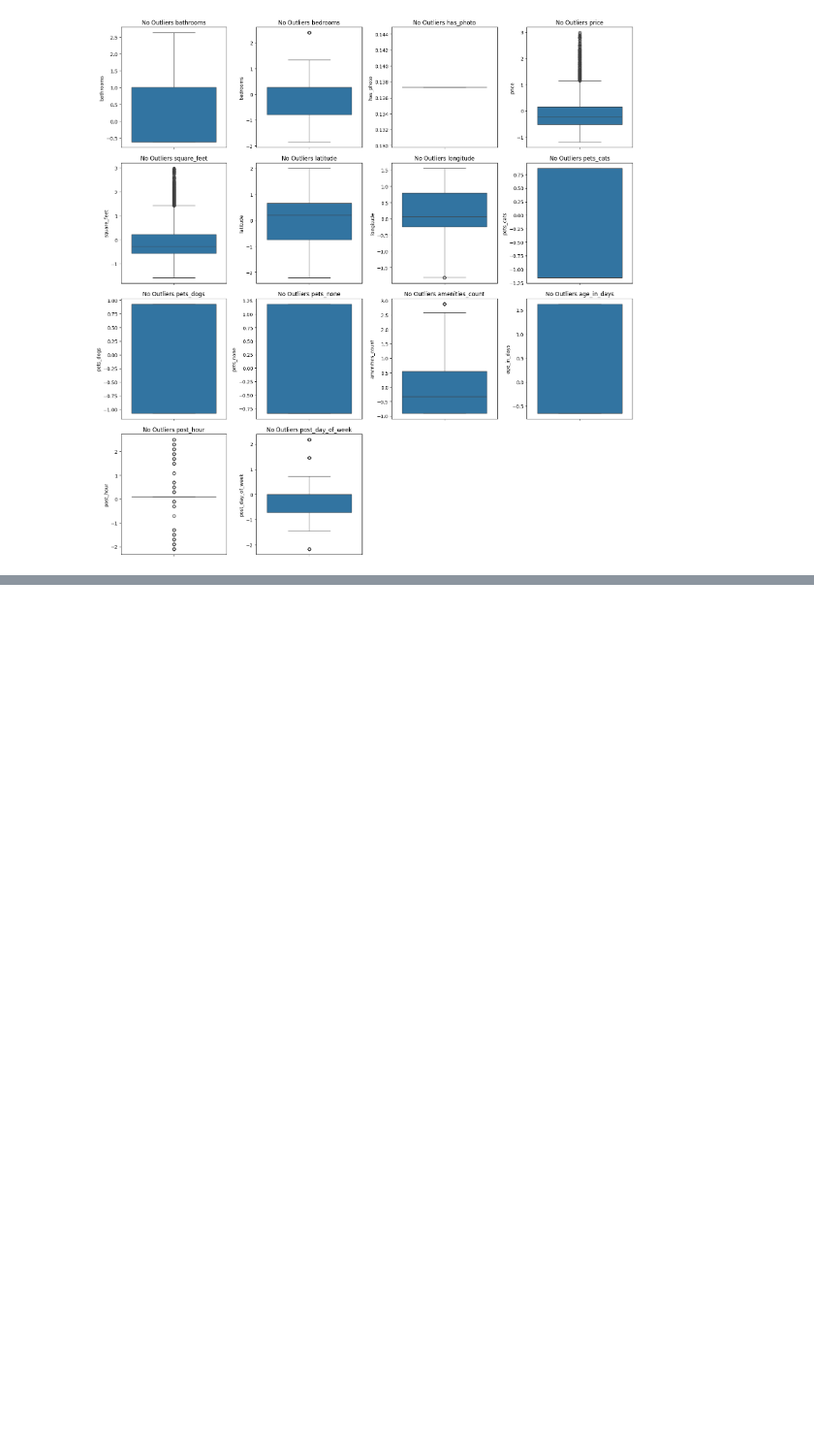
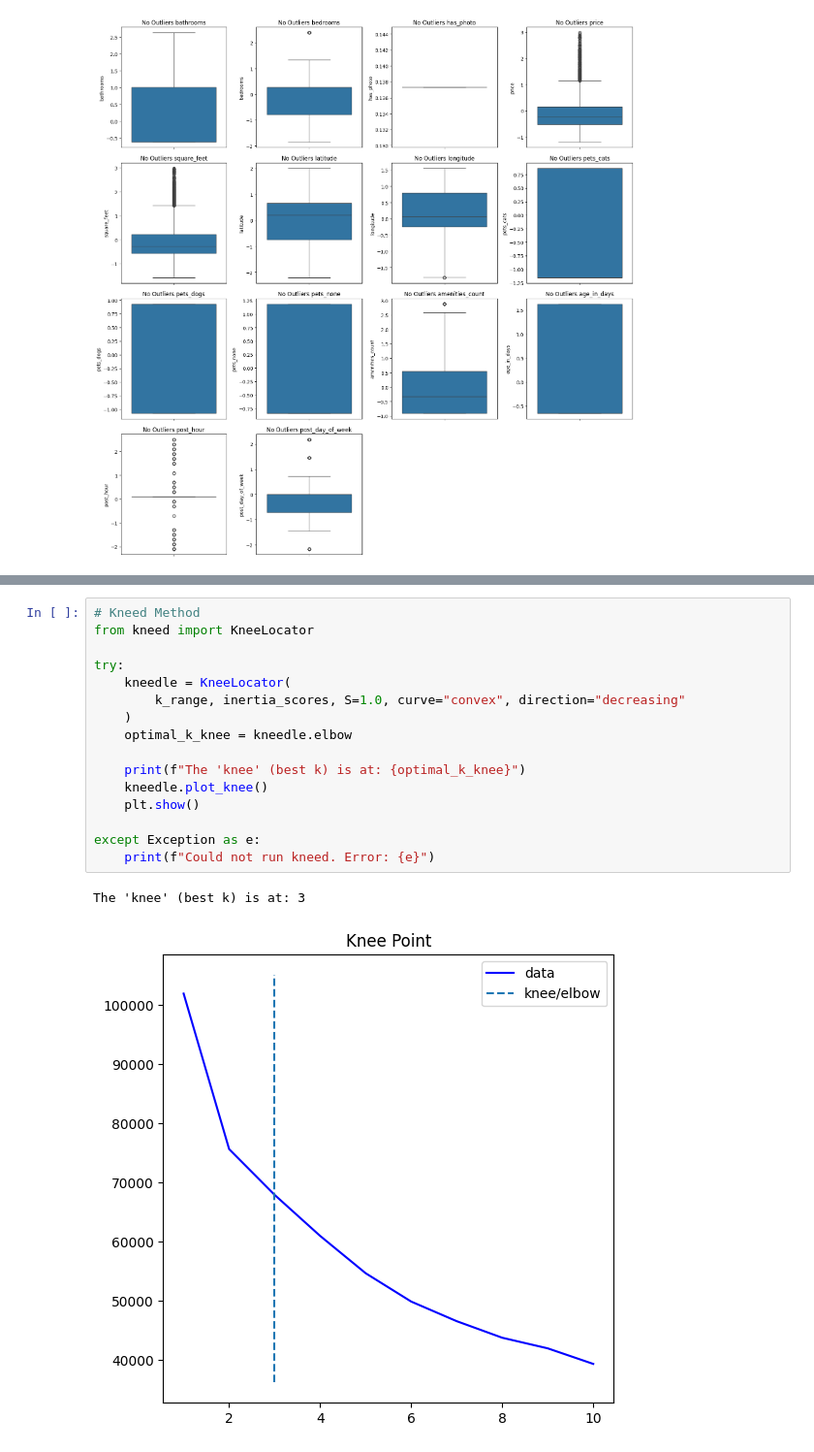
Before and after one commit to Verzional/S5-ML-AFL2, a Jupyter notebook: main.ipynb, the cells around one changed output, grey strips where cells are left out. Shown at 97% size. Drawn from its saved outputs; the diff is of its cells as text; blank space fills up the shorter version.

```diff
--- a/main.ipynb
+++ b/main.ipynb
@@ -534,0 +567,19 @@ plt.show()
+# %%
+# Kneed Method
+from kneed import KneeLocator
+
+try:
+    kneedle = KneeLocator(
+        k_range, inertia_scores, S=1.0, curve="convex", direction="decreasing"
+    )
+    optimal_k_knee = kneedle.elbow
+
+    print(f"The 'knee' (best k) is at: {optimal_k_knee}")
+    kneedle.plot_knee()
+    plt.show()
+
+except Exception as e:
+    print(f"Could not run kneed. Error: {e}")
+# %% [output]
+The 'knee' (best k) is at: 3
+[figure, added]
```
Also changed, not shown: parts of 3 cells of this notebook, 2 other files.
